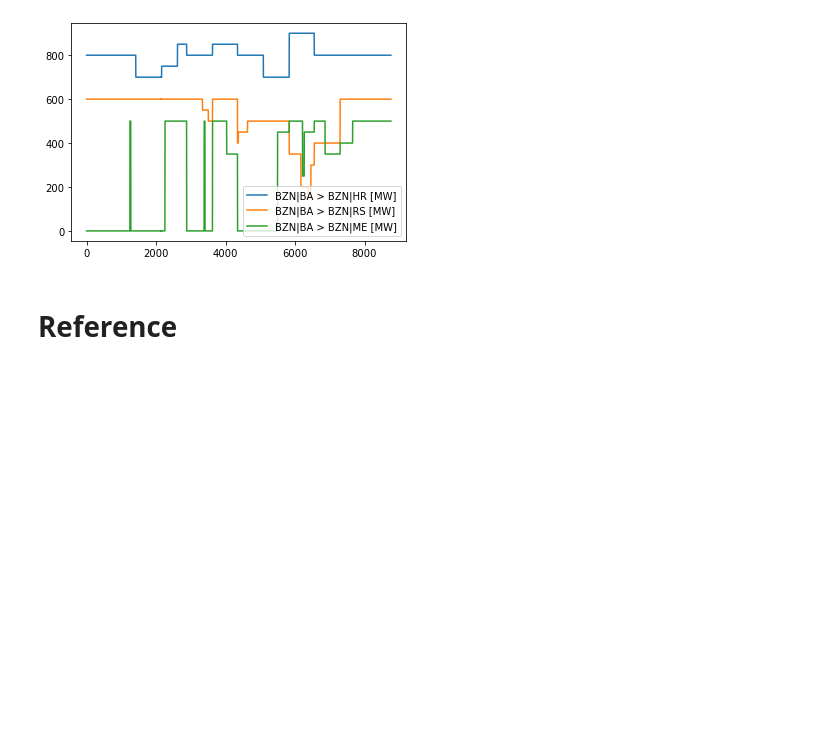
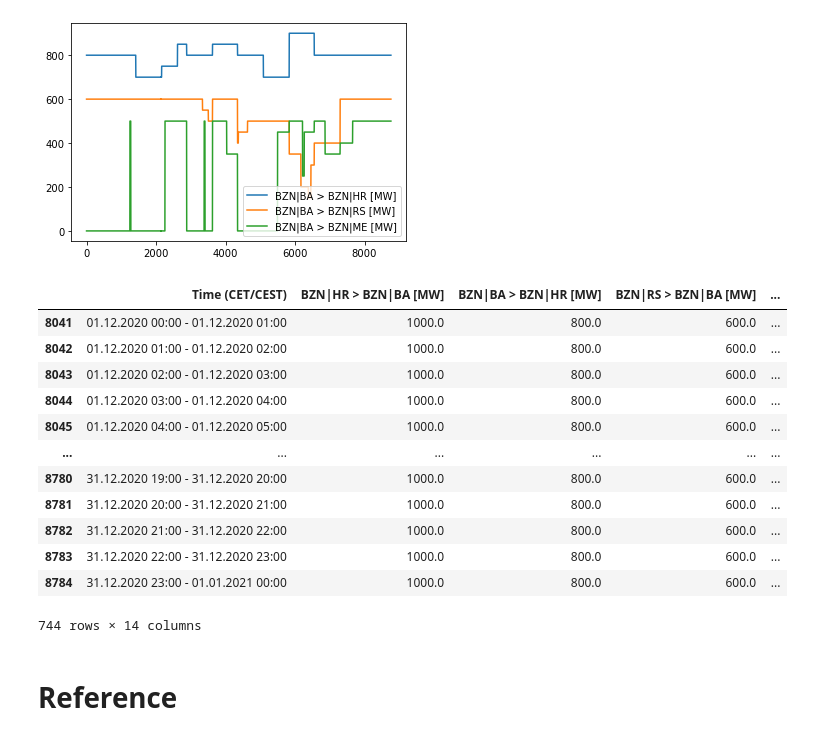
Before and after one commit to ehlimana/Electricity-analysis, a Jupyter notebook: Elec_load_profile_2015_16_17_18_19.ipynb, the cells around one changed output. Saved outputs shown, nothing was run; the diff lists cells and outputs as text; code cells hidden in the pictures; blank space fills up the shorter version.

```diff
--- a/Elec_load_profile_2015_16_17_18_19.ipynb
+++ b/Elec_load_profile_2015_16_17_18_19.ipynb
@@ -1462,6 +1462,22 @@ predictions_2019[['BZN|BA > BZN|HR [MW]','BZN|BA > BZN|RS [MW]','BZN|BA > BZN|ME
 # %% [output]
 <AxesSubplot:>
 [figure]
+# %%
+predictions_2020[predictions_2020["Forecasted import"]==predictions_2020["Forecasted import"].max()]
+# %% [output]
+|  | Time (CET/CEST) | BZN|HR > BZN|BA [MW] | BZN|BA > BZN|HR [MW] | BZN|RS > BZN|BA [MW] | ... |
+| 8041 | 01.12.2020 00:00 - 01.12.2020 01:00 | 1000.0 | 800.0 | 600.0 | ... |
+| 8042 | 01.12.2020 01:00 - 01.12.2020 02:00 | 1000.0 | 800.0 | 600.0 | ... |
+| 8043 | 01.12.2020 02:00 - 01.12.2020 03:00 | 1000.0 | 800.0 | 600.0 | ... |
+| 8044 | 01.12.2020 03:00 - 01.12.2020 04:00 | 1000.0 | 800.0 | 600.0 | ... |
+| 8045 | 01.12.2020 04:00 - 01.12.2020 05:00 | 1000.0 | 800.0 | 600.0 | ... |
+| ... | ... | ... | ... | ... | ... |
+| 8780 | 31.12.2020 19:00 - 31.12.2020 20:00 | 1000.0 | 800.0 | 600.0 | ... |
+| 8781 | 31.12.2020 20:00 - 31.12.2020 21:00 | 1000.0 | 800.0 | 600.0 | ... |
+| 8782 | 31.12.2020 21:00 - 31.12.2020 22:00 | 1000.0 | 800.0 | 600.0 | ... |
+| 8783 | 31.12.2020 22:00 - 31.12.2020 23:00 | 1000.0 | 800.0 | 600.0 | ... |
+| 8784 | 31.12.2020 23:00 - 01.01.2021 00:00 | 1000.0 | 800.0 | 600.0 | ... |
+744 rows × 14 columns
 # %% [markdown]
 # Reference
 # %% [markdown]
```
Also changed, not shown: 7 other files.
